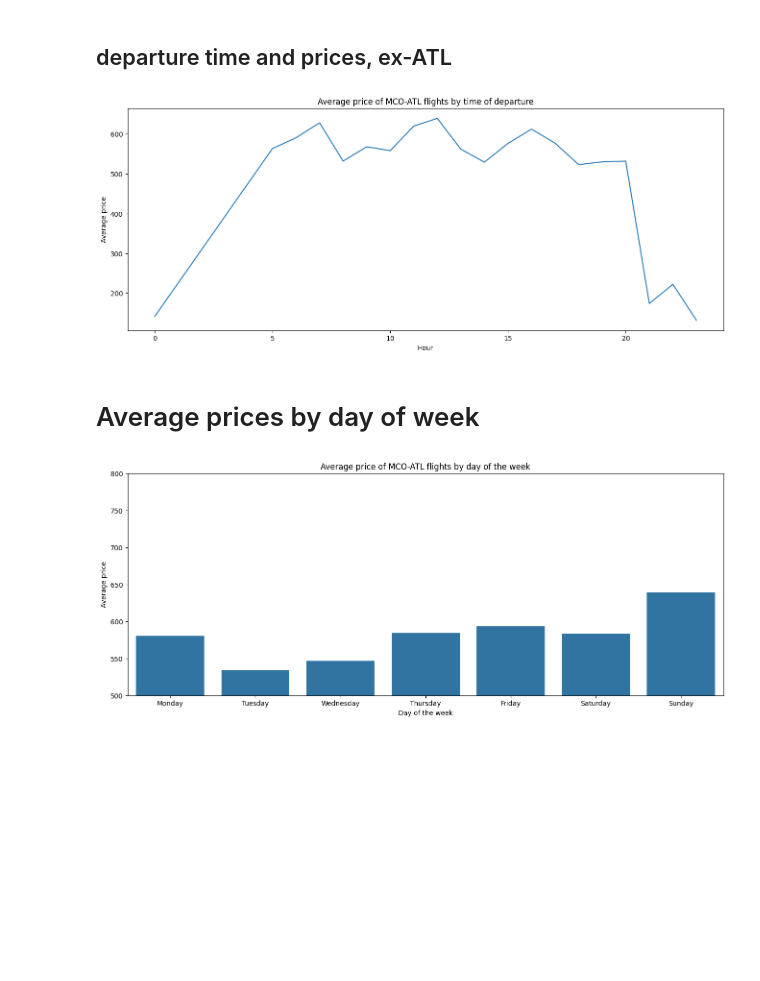
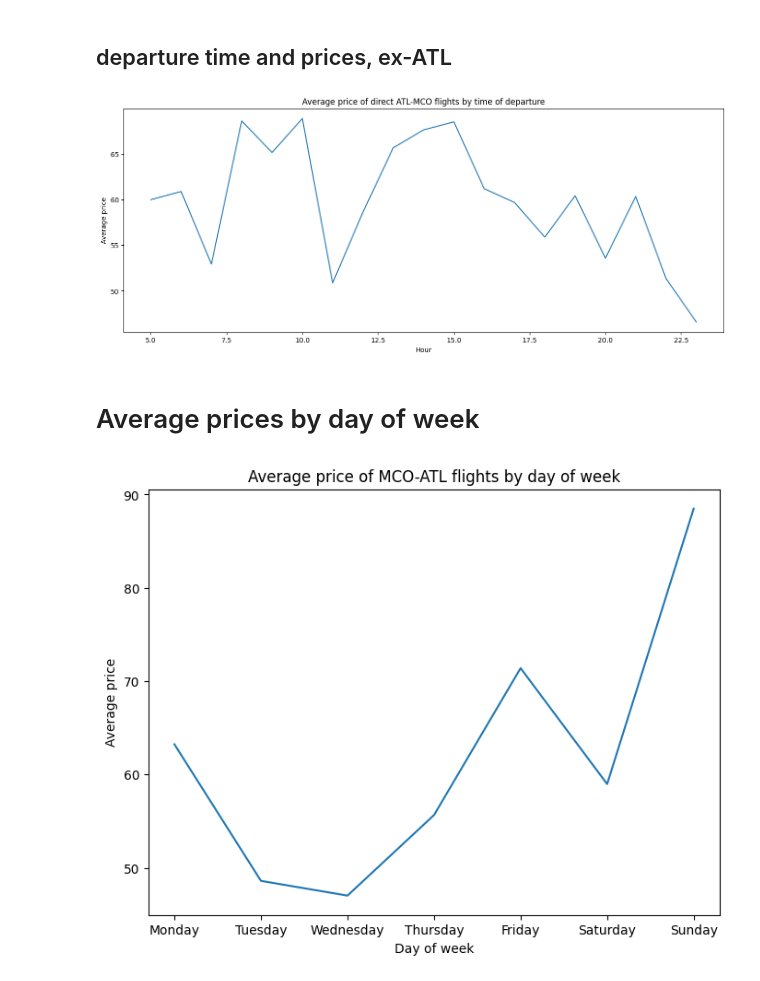
Before and after one commit to tnchhk/Project, a Jupyter notebook: Q1A MCO-ATL.ipynb, the cells around one changed output. Cells and saved outputs as stored; diff of their text form; code cells hidden in the pictures; blank space fills up the shorter version.

```diff
--- a/Q1A MCO-ATL.ipynb
+++ b/Q1A MCO-ATL.ipynb
@@ -401,44 +402,43 @@ plt.show()
 ## departure time and prices, ex-ATL
 # %%
 # Calculate the average price of flights departing from ATL at each hour
+filtered_df = df[(df['DEPATURE_CITY'] == 'ATL') & (df['STOPS'] < 1)]
 average_prices_by_hour =filtered_df[filtered_df['DEPATURE_CITY'] == 'ATL'].groupby(filtered_df['DEPARTURE_DATETIME'].dt.hour)['PRICE'].mean().reset_index()
 average_prices_by_hour.rename(columns={'DEPARTURE_DATETIME': 'DEPARTURE_HOUR'}, inplace=True)  # Rename the column
 
 # Plot a graph to show the average price of flights departing from ATL at each hour
 plt.figure(figsize=(16, 6))
 sns.lineplot(data=average_prices_by_hour, x='DEPARTURE_HOUR', y='PRICE', markers=True)
-plt.title('Average price of MCO-ATL flights by time of departure')
+plt.title('Average price of direct ATL-MCO flights by time of departure')
 plt.xlabel('Hour')
 plt.ylabel('Average price')
 formatter = FuncFormatter(lambda x, _: format(int(x), ','))
 plt.gca().yaxis.set_major_formatter(formatter)
 plt.show()
 # %% [output]
-[figure, old version]
+[figure, new version]
 # %% [markdown]
 # Average prices by day of week
 # %%
-#Calculate the average flight price each day of the week
+#filter out flights with 1 or more stops
+filtered_df = df[df['STOPS'] < 1]
+
+#Average of price by day of week
 average_prices_by_day = filtered_df.groupby(filtered_df['DEPARTURE_DATETIME'].dt.dayofweek)['PRICE'].mean().reset_index()
 
-#Rename the values of day of week
-average_prices_by_day['DEPARTURE_DATETIME'] = average_prices_by_day['DEPARTURE_DATETIME'].replace({0: 'Monday', 1: 'Tuesday', 2: 'Wednesday', 3: 'Thursday', 4: 'Friday', 5: 'Saturday', 6: 'Sunday'})
-
-#Plot a bar chart to show the average flight price each day of the week
-plt.figure(figsize=(16, 6))
-sns.barplot(data=average_prices_by_day, x='DEPARTURE_DATETIME', y='PRICE')
-plt.title('Average price of MCO-ATL flights by day of the week')
-plt.xlabel('Day of the week')
+#Plot a graph to show the average price of flights by day of week
+plt.figure(figsize=(8, 6))
+sns.lineplot(data=average_prices_by_day, x='DEPARTURE_DATETIME', y='PRICE')
+plt.title('Average price of MCO-ATL flights by day of week')
+plt.xlabel('Day of week')
 plt.ylabel('Average price')
-
-#change range of y-axis to begin from 2500
-plt.ylim(500, 800)
 
 #rename the x axis labels to days of week
 plt.xticks([0, 1, 2, 3, 4, 5, 6], ['Monday', 'Tuesday', 'Wednesday', 'Thursday', 'Friday', 'Saturday', 'Sunday'])
 
+
 formatter = FuncFormatter(lambda x, _: format(int(x), ','))
 plt.gca().yaxis.set_major_formatter(formatter)
 plt.show()
 # %% [output]
-[figure, old version]
+[figure, new version]
```
Also changed, not shown: parts of 3 cells of this notebook.
